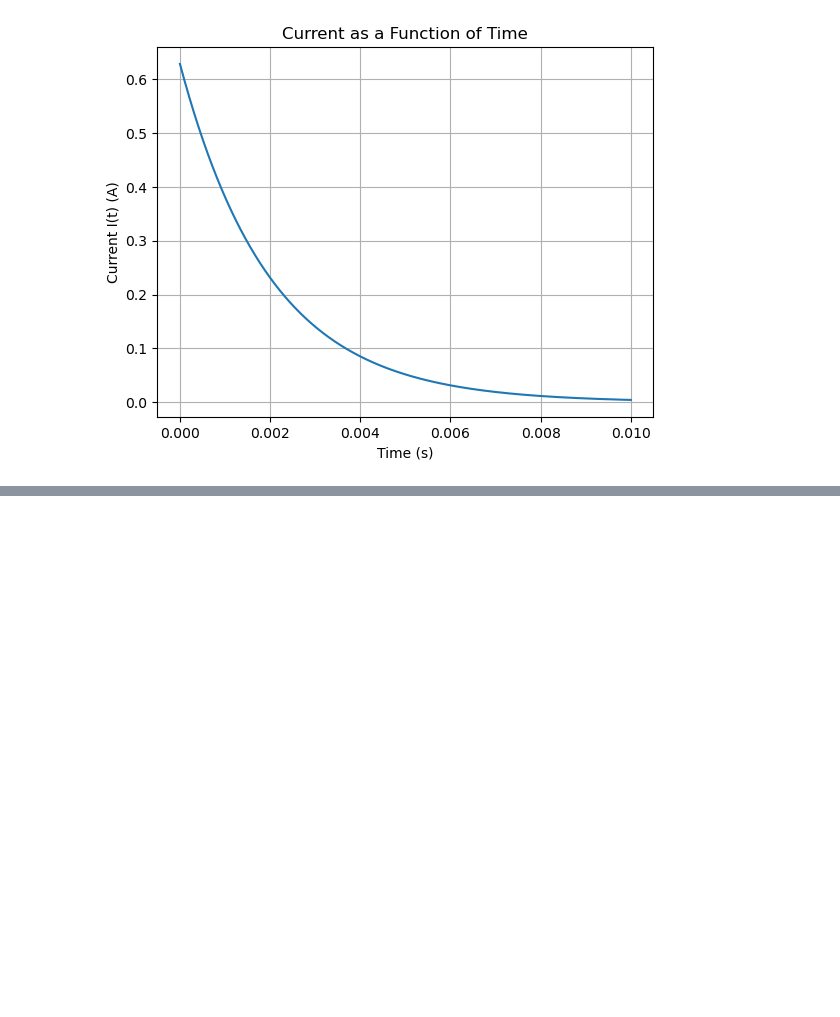
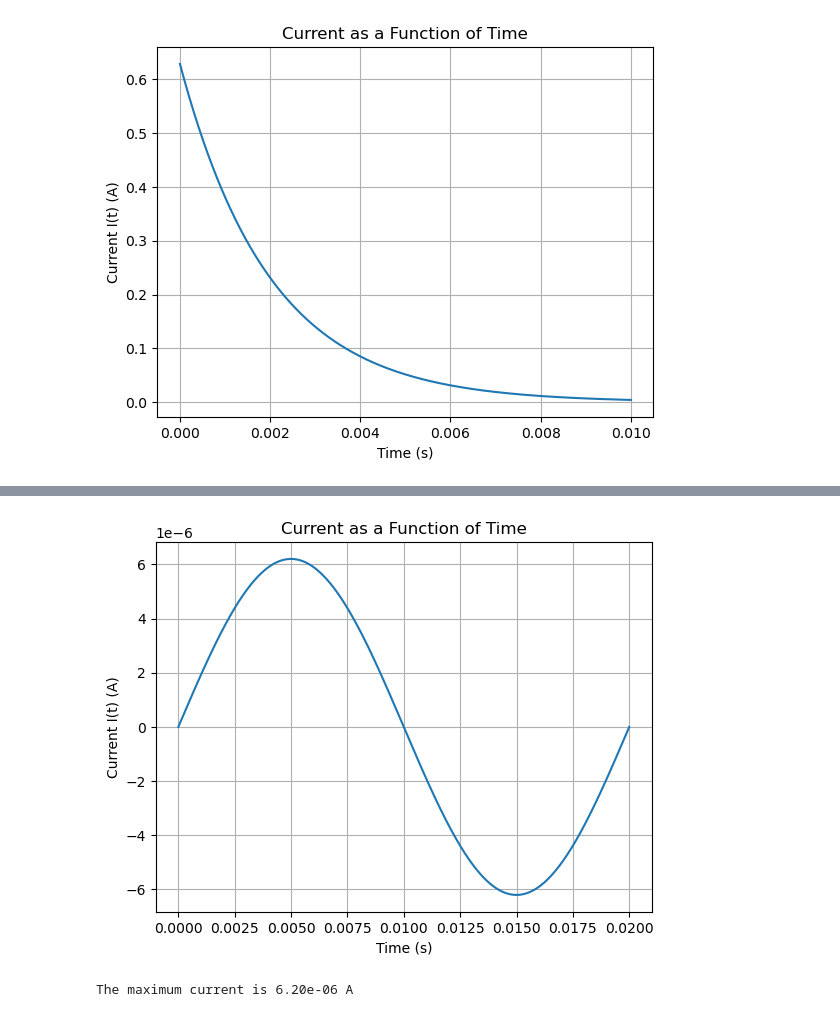
Before and after one commit to Chrisser1/10060-Physics, a Jupyter notebook: fall/Electromagnetism5/assignments.ipynb, the cells around one changed output, grey strips where cells are left out. Drawn from its saved outputs; the diff is of its cells as text; code cells hidden in the pictures; blank space fills up the shorter version.

```diff
--- a/fall/Electromagnetism5/assignments.ipynb
+++ b/fall/Electromagnetism5/assignments.ipynb
@@ -210,0 +256,6 @@ plt.show()
+# %%
+I_0, R, r, omega, t, lmu_0 = symbols('I_0 R r omega t mu_0')
+I_t = I_0 * sp.cos(omega * t)
+
+eq = abs(sp.diff(lmu_0 * I_t / (2 * R) * sp.pi * r**2, t))
+sp.latex(eq)
@@ -210,0 +275,25 @@ plt.show()
+# %%
+R = Q_(1, 'm')
+r = Q_(1, 'cm')
+I_0 = Q_(10, 'A')
+omega = Q_(2 * np.pi * 50, 's^-1')
+R_0 = Q_(0.1, 'ohm')
+
+def I(t_in):
+    t = Q_(t_in, 's')
+    return (np.pi * mu_0 * r**2 / (2 * R * R_0) * I_0 * omega * np.sin(omega * t)).to('A').m
+
+t = np.linspace(0, 0.02, 5000)  # 0 to 10 ms
+
+plt.figure()
+plt.plot(t, I(t))
+plt.xlabel("Time (s)")
+plt.ylabel("Current I(t) (A)")
+plt.title("Current as a Function of Time")
+plt.grid(True)
+plt.show()
+
+print(f"The maximum current is {I(t).max():.2e} A")
+# %% [output]
+[figure, added]
+The maximum current is 6.20e-06 A
```
Also changed, not shown: parts of 14 cells of this notebook.
